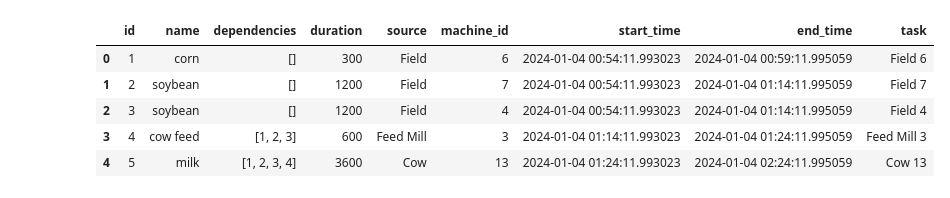
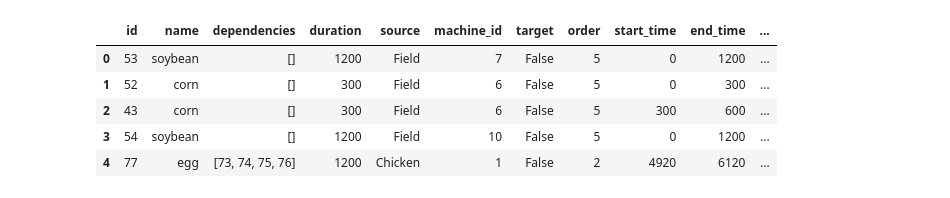
Before and after one commit to Th1nhNg0/hayday-planner, a Jupyter notebook: test.ipynb, the cells around one changed output. Saved outputs shown, nothing was run; the diff lists cells and outputs as text; code cells hidden in the pictures.

```diff
--- a/test.ipynb
+++ b/test.ipynb
@@ -31,8 +16,9 @@ tasks
 # %%
 # number of machines
 sources={
-    'Bakery':1, 'Chicken':2, 'Feed Mill':1, 'Field':4, 'Raspberry bush':1,'Sugar Mill':1,'Cake Oven':1,
-    'Cherry tree':2,'Cow':6,'BBQ Grill':1,'Dairy':1
+    'Bakery':1, 'Chicken':2, 'Feed Mill':1, 'Field':8   , 'Raspberry bush':1,'Sugar Mill':1,'Cake Oven':1,
+    'Cherry tree':2,'Cow':4,'BBQ Grill':1,'Dairy':1,"Pig":2,'Popcorn Pot':1,'Loom':1,'Sewing Machine':1,
+    'Pie Oven':1
 }
 machines ={}
 # make machines is: key is same as sources, value is a list of machine_id
@@ -130,0 +96,30 @@ for task in test_tasks:
+# %%
+# simple GA algorithm
+pop_size = 50
+iteration = 200
+# generate inital population
+population = []
+for i in range(pop_size):
+    population.append(make_chromosome(tasks,machines))
+
+# calculate fitness
+fitness = []
+for chromosome in population:
+    fitness.append(calc_fitness(chromosome))
+
+for i in range(iteration):
+    new_population = []
+    # keep the best chromosome
+    best_chromosome = population[fitness.index(max(fitness))]
+    new_population.append(best_chromosome)
+    for j in range(pop_size-1):
+        # no cross over
+        # mutation
+        chromosome = mutation(best_chromosome)
+        new_population.append(chromosome)
+    population = new_population
+    fitness = []
+    for chromosome in population:
+        fitness.append(calc_fitness(chromosome))
+    best_chromosome = population[fitness.index(max(fitness))]
+    print(f'iteration {i}, best fitness {max(fitness)}, best time {max([task["end_time"] for task in best_chromosome])}')
@@ -131,15 +144,18 @@ for task in test_tasks:
 # %%
+# chromosome = make_chromosome(tasks,machines)
+chromosome = population[fitness.index(max(fitness))]
+test_tasks = calc_start_end_time(chromosome,machines)
 df = pd.DataFrame(test_tasks)
 # task is source + machine_id
 df['task']=df['source']+' '+df['machine_id'].astype(str)
-df['start_time'] = pd.to_datetime('today')+pd.to_timedelta(df['start_time'],unit='s')
-df['end_time'] = pd.to_datetime('today')+pd.to_timedelta(df['end_time'],unit='s')
+df['start'] = pd.to_datetime('today')+pd.to_timedelta(df['start_time'],unit='s')
+df['end'] = pd.to_datetime('today')+pd.to_timedelta(df['end_time'],unit='s')
 df.head()
 # %% [output]
-|  | id | name | dependencies | duration | source | machine_id | start_time | end_time | task |
-| 0 | 1 | corn | [] | 300 | Field | 6 | 2024-01-04 00:54:11.993023 | 2024-01-04 00:59:11.995059 | Field 6 |
-| 1 | 2 | soybean | [] | 1200 | Field | 7 | 2024-01-04 00:54:11.993023 | 2024-01-04 01:14:11.995059 | Field 7 |
-| 2 | 3 | soybean | [] | 1200 | Field | 4 | 2024-01-04 00:54:11.993023 | 2024-01-04 01:14:11.995059 | Field 4 |
-| 3 | 4 | cow feed | [1, 2, 3] | 600 | Feed Mill | 3 | 2024-01-04 01:14:11.993023 | 2024-01-04 01:24:11.995059 | Feed Mill 3 |
-| 4 | 5 | milk | [1, 2, 3, 4] | 3600 | Cow | 13 | 2024-01-04 01:24:11.993023 | 2024-01-04 02:24:11.995059 | Cow 13 |
+|  | id | name | dependencies | duration | source | machine_id | target | order | start_time | end_time | ... |
+| 0 | 53 | soybean | [] | 1200 | Field | 7 | False | 5 | 0 | 1200 | ... |
+| 1 | 52 | corn | [] | 300 | Field | 6 | False | 5 | 0 | 300 | ... |
+| 2 | 43 | corn | [] | 300 | Field | 6 | False | 5 | 300 | 600 | ... |
+| 3 | 54 | soybean | [] | 1200 | Field | 10 | False | 5 | 0 | 1200 | ... |
+| 4 | 77 | egg | [73, 74, 75, 76] | 1200 | Chicken | 1 | False | 2 | 4920 | 6120 | ... |
 # %%
```
Also changed, not shown: parts of 10 cells of this notebook, 1 other file.
